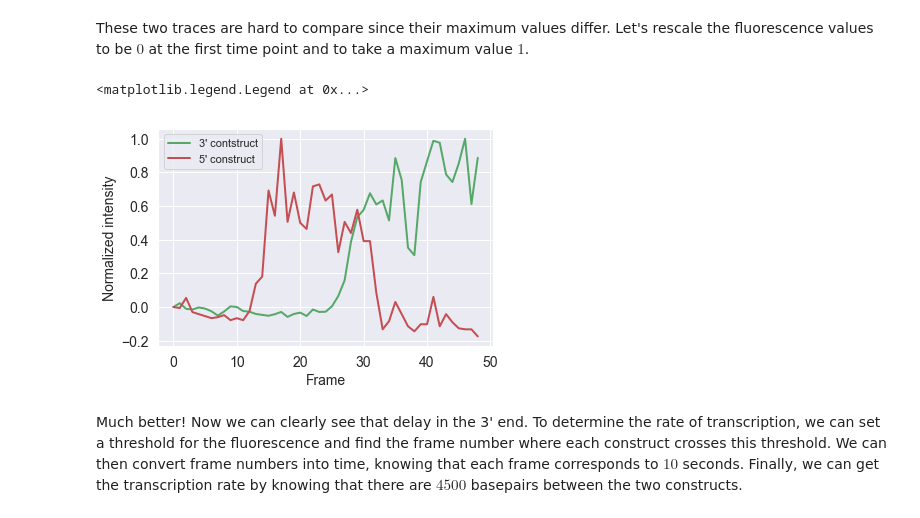
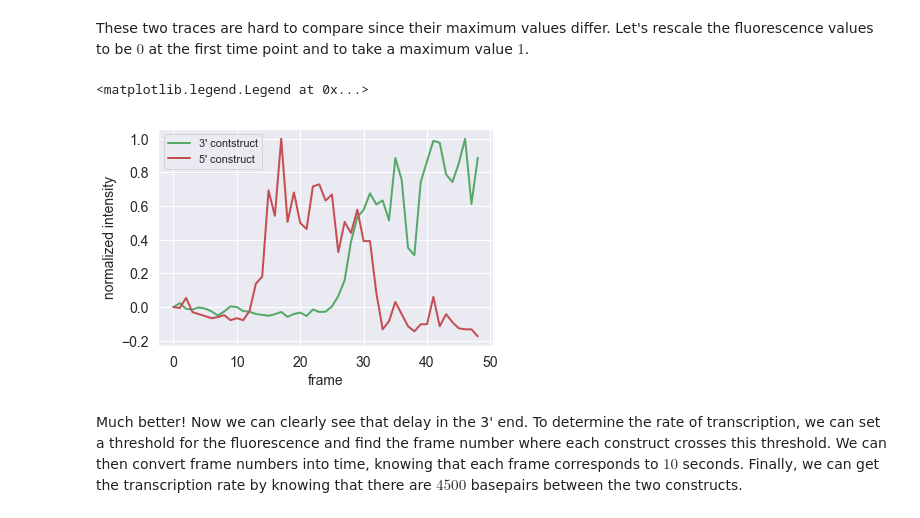
Before and after one commit to RPGroup-PBoC/be262, a Jupyter notebook: code/fly_elongation_rate.ipynb, the cells around one changed output. Saved outputs shown, nothing was run; the diff lists cells and outputs as text; code cells hidden in the pictures.

```diff
--- a/code/fly_elongation_rate.ipynb
+++ b/code/fly_elongation_rate.ipynb
@@ -123,17 +123,17 @@ These two traces are hard to compare since their maximum values differ. Let's re
 # %%
 # rescale the intensities
 green1_norm = (green1_int - green1_int[0])/(np.max(green1_int) - green1_int[0])
 red1_norm = (red1_int - red1_int[0])/(np.max(red1_int) - red1_int[0])
 
 # and plot
 plt.plot(green1_norm, color = 'g')
 plt.plot(red1_norm, color = 'r')
-plt.xlabel('Frame')
-plt.ylabel('Normalized intensity')
-plt.legend(["3' contstruct","5' construct"])
+plt.xlabel('frame')
+plt.ylabel('normalized intensity')
+plt.legend(["3' contstruct", "5' construct"])
 # %% [output]
 <matplotlib.legend.Legend at 0x...>
-[figure, old version]
+[figure, new version]
 # %% [markdown]
 Much better! Now we can clearly see that delay in the 3' end. To determine the rate of transcription, we can set a threshold for the fluorescence and find the frame number where each construct crosses this threshold. We can then convert frame numbers into time, knowing that each frame corresponds to $10$ seconds. Finally, we can get the transcription rate by knowing that there are $4500$ basepairs between the two constructs.
 # %%
```
Also changed, not shown: parts of 7 cells of this notebook, 3 other files.
